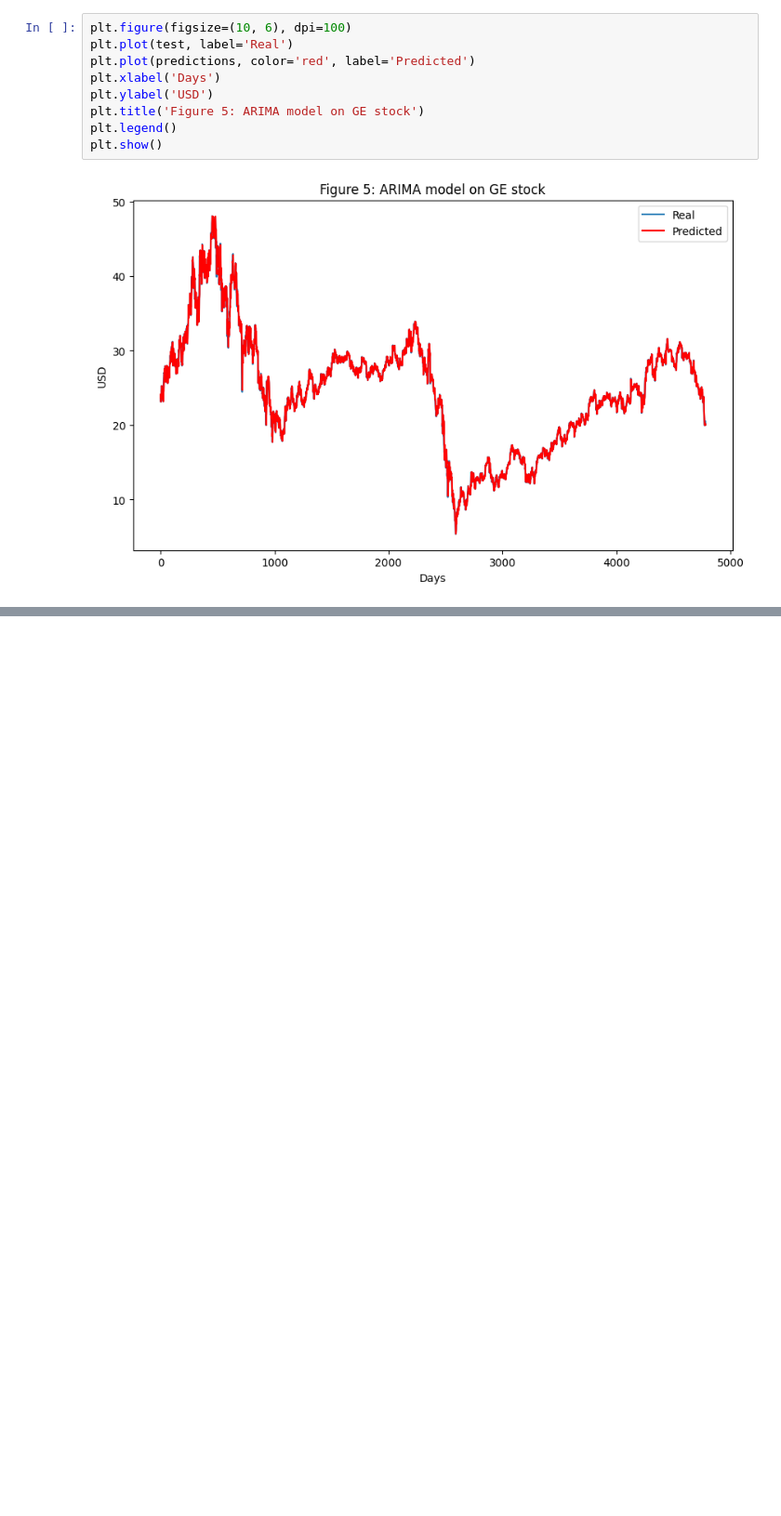
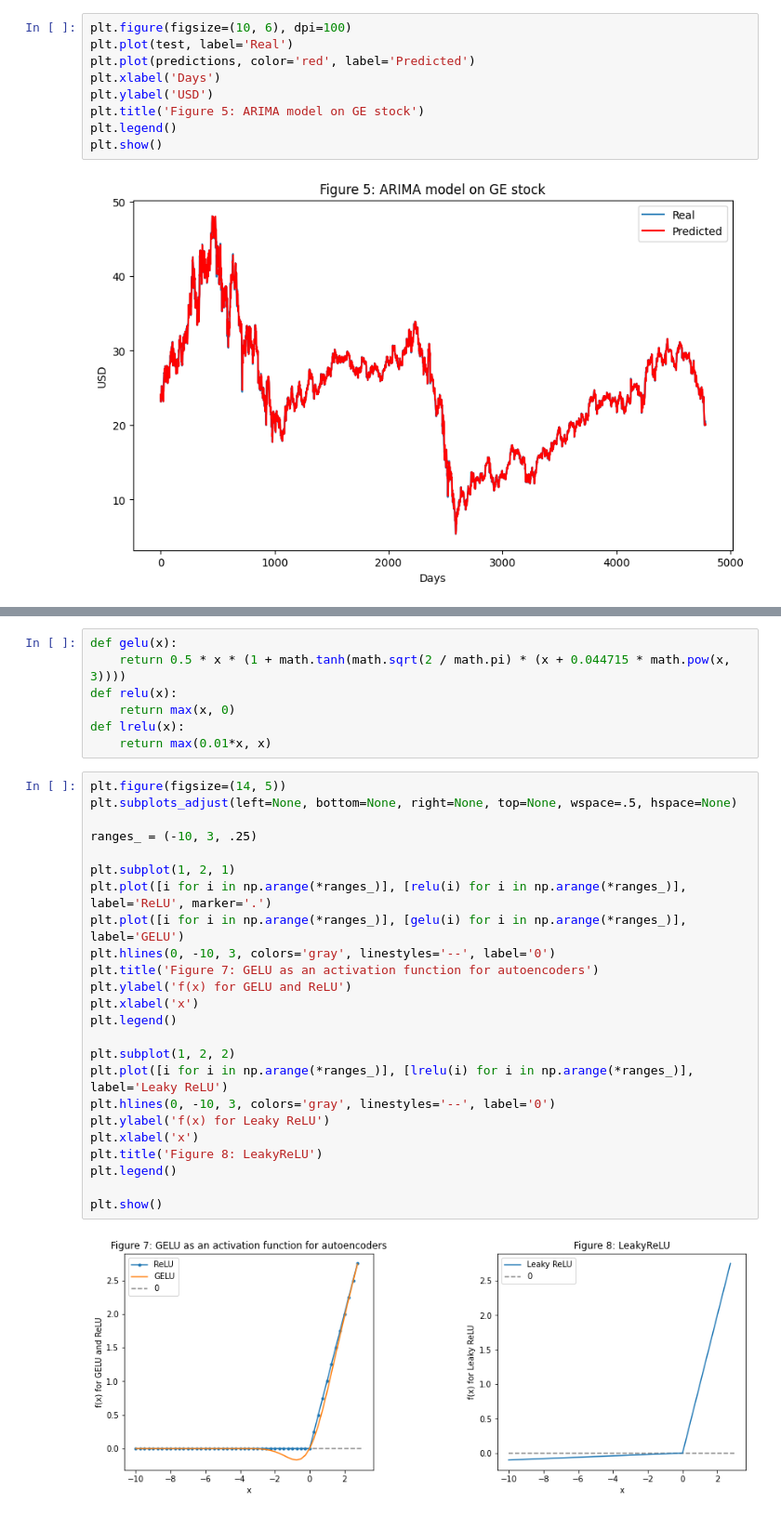
Before and after one commit to adnaneaabbar/stock-trading-system, a Jupyter notebook: Testing_Optimized_Methods_On_Large_Data.ipynb, the cells around one changed output, grey strips where cells are left out. Shown at 93% size. Cells and saved outputs as stored; diff of their text form; blank space fills up the shorter version.

```diff
--- a/Testing_Optimized_Methods_On_Large_Data.ipynb
+++ b/Testing_Optimized_Methods_On_Large_Data.ipynb
@@ -255,0 +301,33 @@ plt.show()
+# %%
+def gelu(x):
+    return 0.5 * x * (1 + math.tanh(math.sqrt(2 / math.pi) * (x + 0.044715 * math.pow(x, 3))))
+def relu(x):
+    return max(x, 0)
+def lrelu(x):
+    return max(0.01*x, x)
+# %%
+plt.figure(figsize=(14, 5))
+plt.subplots_adjust(left=None, bottom=None, right=None, top=None, wspace=.5, hspace=None)
+
+ranges_ = (-10, 3, .25)
+
+plt.subplot(1, 2, 1)
+plt.plot([i for i in np.arange(*ranges_)], [relu(i) for i in np.arange(*ranges_)], label='ReLU', marker='.')
+plt.plot([i for i in np.arange(*ranges_)], [gelu(i) for i in np.arange(*ranges_)], label='GELU')
+plt.hlines(0, -10, 3, colors='gray', linestyles='--', label='0')
+plt.title('Figure 7: GELU as an activation function for autoencoders')
+plt.ylabel('f(x) for GELU and ReLU')
+plt.xlabel('x')
+plt.legend()
+
+plt.subplot(1, 2, 2)
+plt.plot([i for i in np.arange(*ranges_)], [lrelu(i) for i in np.arange(*ranges_)], label='Leaky ReLU')
+plt.hlines(0, -10, 3, colors='gray', linestyles='--', label='0')
+plt.ylabel('f(x) for Leaky ReLU')
+plt.xlabel('x')
+plt.title('Figure 8: LeakyReLU')
+plt.legend()
+
+plt.show()
+# %% [output]
+[figure, added]
```
Also changed, not shown: parts of 17 cells of this notebook.
